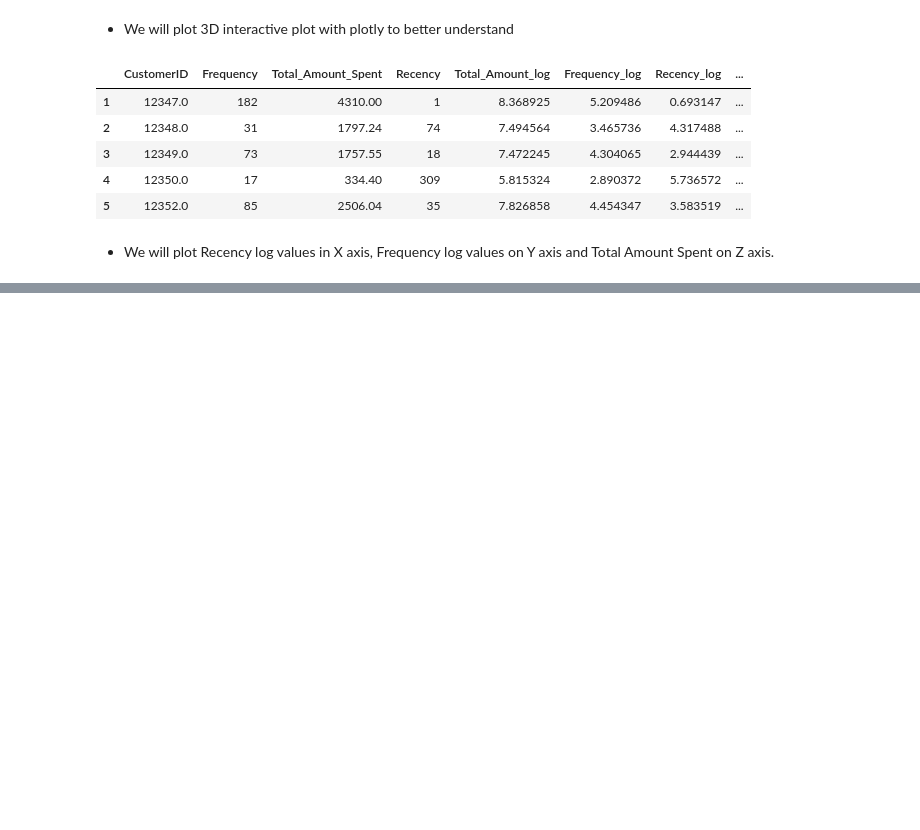
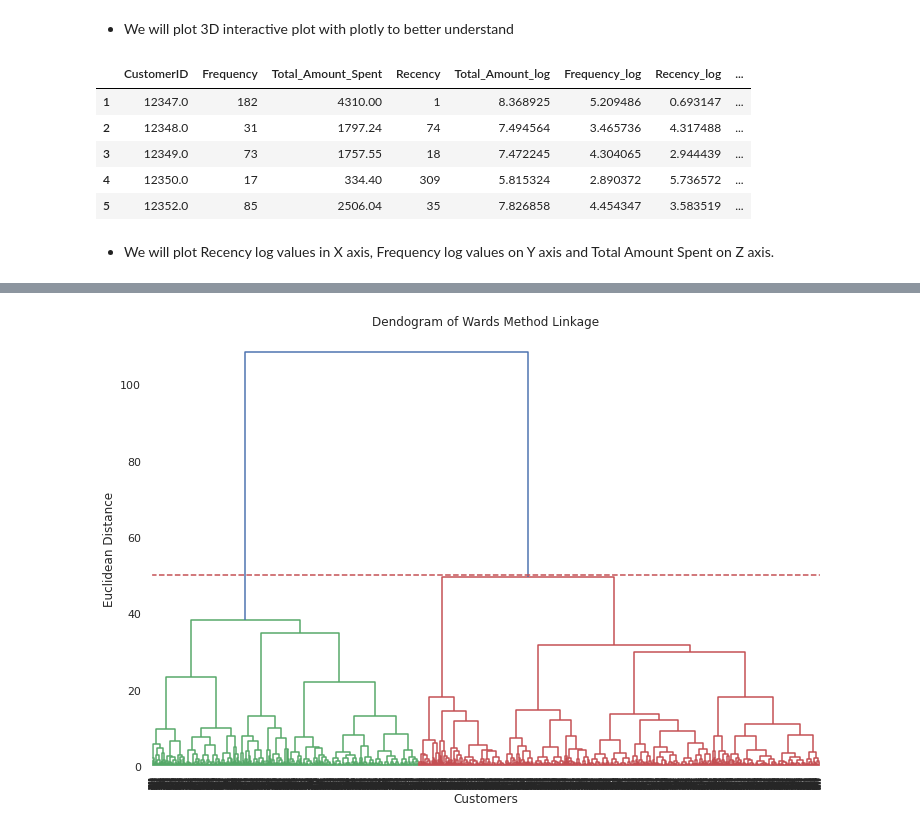
Before and after one commit to sankettgorey/Customer-Segmentation, a Jupyter notebook: Copy_of_Copy_of_Online_Retail_Customer_Segmentation_Capstone_Project.ipynb, the cells around one changed output, grey strips where cells are left out. Cells and saved outputs as stored; diff of their text form; code cells hidden in the pictures; blank space fills up the shorter version.

```diff
--- a/Copy_of_Copy_of_Online_Retail_Customer_Segmentation_Capstone_Project.ipynb
+++ b/Copy_of_Copy_of_Online_Retail_Customer_Segmentation_Capstone_Project.ipynb
@@ -835,0 +990,10 @@ fig.show()
+# %%
+# # wards linkage
+dendogram = sch.dendrogram(sch.linkage(final_df_scaled, metric = 'euclidean', method = 'ward'))
+plt.axhline(y=50, color='r', linestyle='--')
+plt.title('Dendogram of Wards Method Linkage');
+plt.xlabel('Customers');
+plt.ylabel('Euclidean Distance');
+plt.show();
+# %% [output]
+[figure, added]
```
Also changed, not shown: parts of 27 cells of this notebook.
